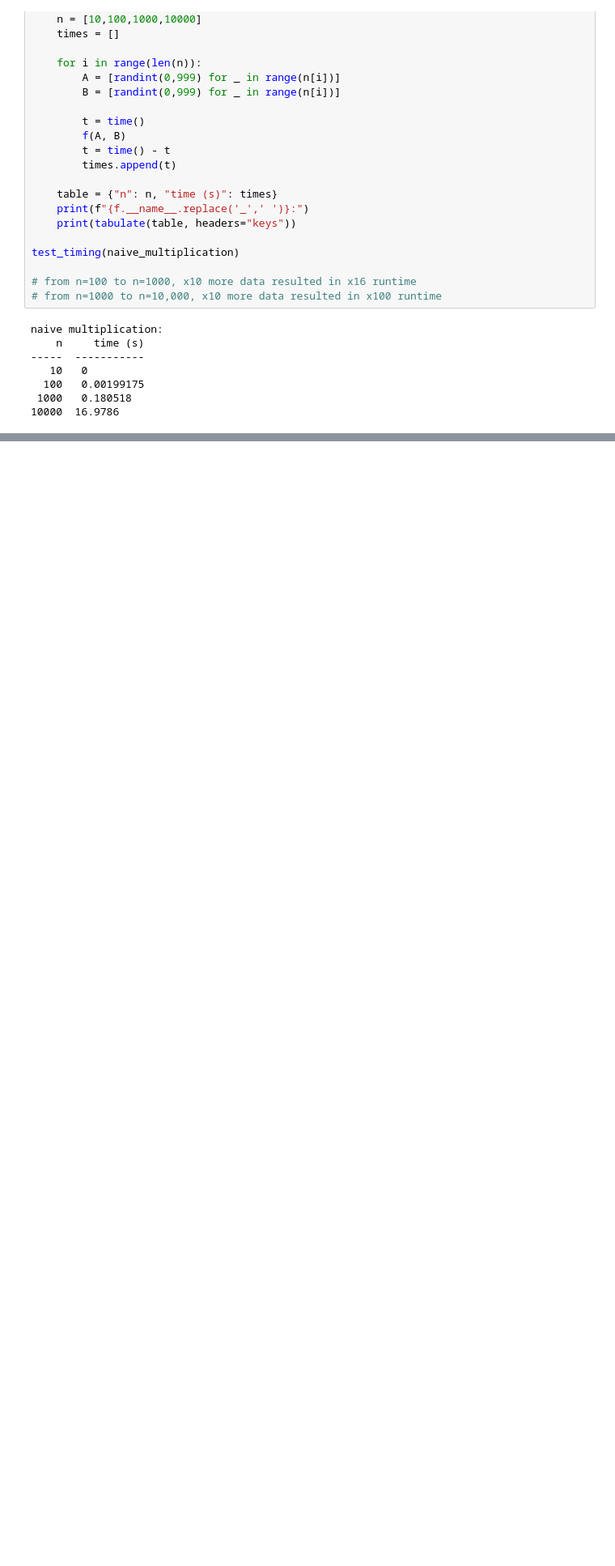
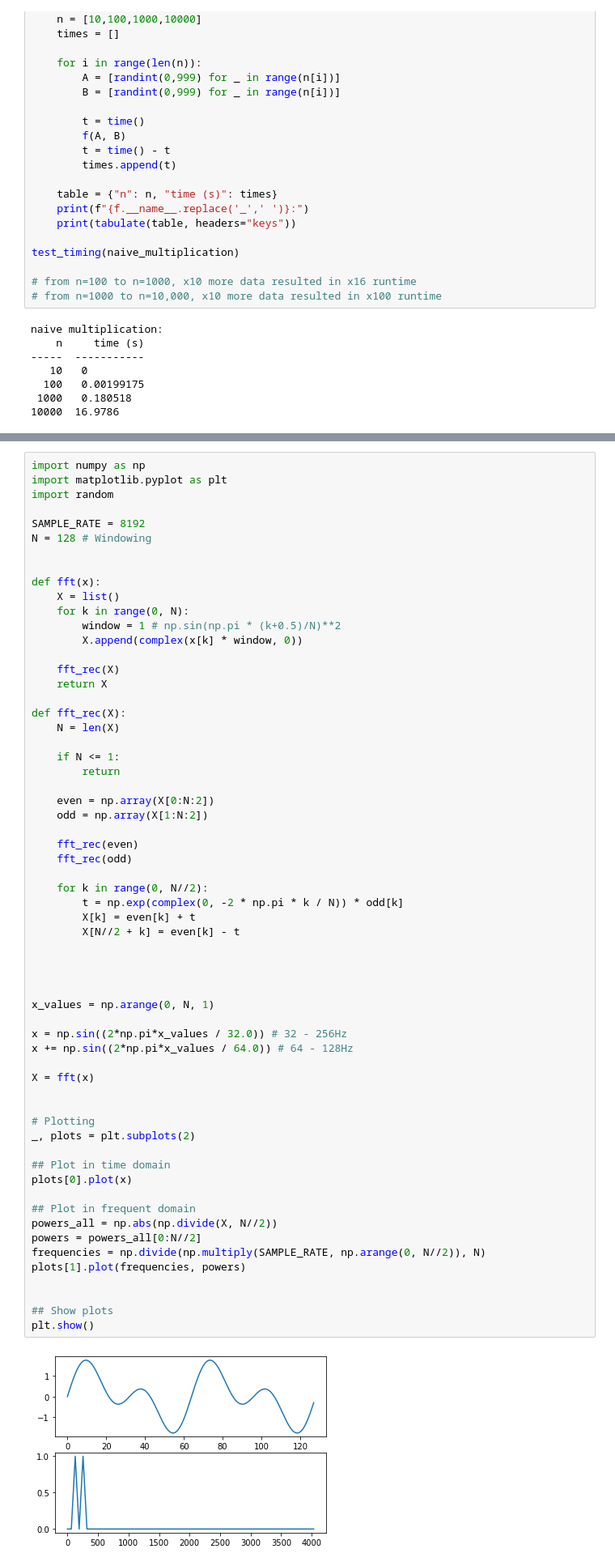
Before and after one commit to atikah2301/fast-fourier-transform, a Jupyter notebook: FFT Code/FFT in Jupyter Notebook.ipynb, the cells around one changed output, grey strips where cells are left out. Shown at 81% size. Drawn from its saved outputs; the diff is of its cells as text; blank space fills up the shorter version.

```diff
--- a/FFT Code/FFT in Jupyter Notebook.ipynb
+++ b/FFT Code/FFT in Jupyter Notebook.ipynb
@@ -332,0 +335,63 @@ naive multiplication:
+# %%
+import numpy as np
+import matplotlib.pyplot as plt
+import random
+
+SAMPLE_RATE = 8192
+N = 128 # Windowing
+
+
+def fft(x):
+    X = list()
+    for k in range(0, N):
+        window = 1 # np.sin(np.pi * (k+0.5)/N)**2
+        X.append(complex(x[k] * window, 0))
+
+    fft_rec(X)
+    return X
+
+def fft_rec(X):
+    N = len(X)
+
+    if N <= 1:
+        return
+
+    even = np.array(X[0:N:2])
+    odd = np.array(X[1:N:2])
+
+    fft_rec(even)
+    fft_rec(odd)
+
+    for k in range(0, N//2):
+        t = np.exp(complex(0, -2 * np.pi * k / N)) * odd[k]
+        X[k] = even[k] + t
+        X[N//2 + k] = even[k] - t
+
+
+
+
+x_values = np.arange(0, N, 1)
+
+x = np.sin((2*np.pi*x_values / 32.0)) # 32 - 256Hz
+x += np.sin((2*np.pi*x_values / 64.0)) # 64 - 128Hz
+
+X = fft(x)
+
+
+# Plotting
+_, plots = plt.subplots(2)
+
+## Plot in time domain
+plots[0].plot(x)
+
+## Plot in frequent domain
+powers_all = np.abs(np.divide(X, N//2))
+powers = powers_all[0:N//2]
+frequencies = np.divide(np.multiply(SAMPLE_RATE, np.arange(0, N//2)), N)
+plots[1].plot(frequencies, powers)
+
+
+## Show plots
+plt.show()
+# %% [output]
+[figure, added]
```
Also changed, not shown: parts of 12 cells of this notebook, 10 other files.
